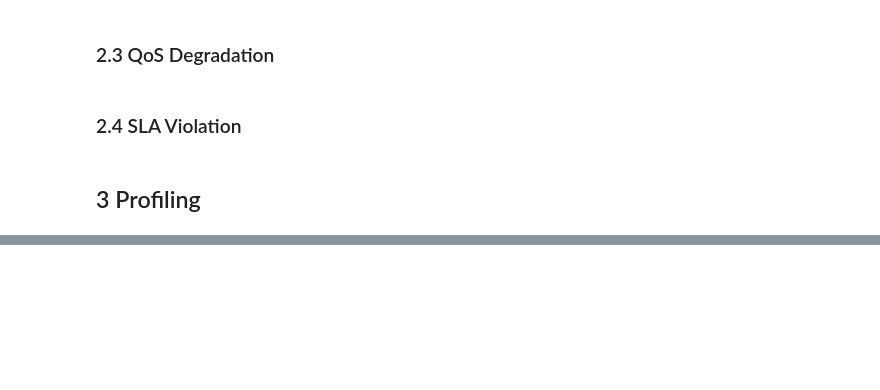
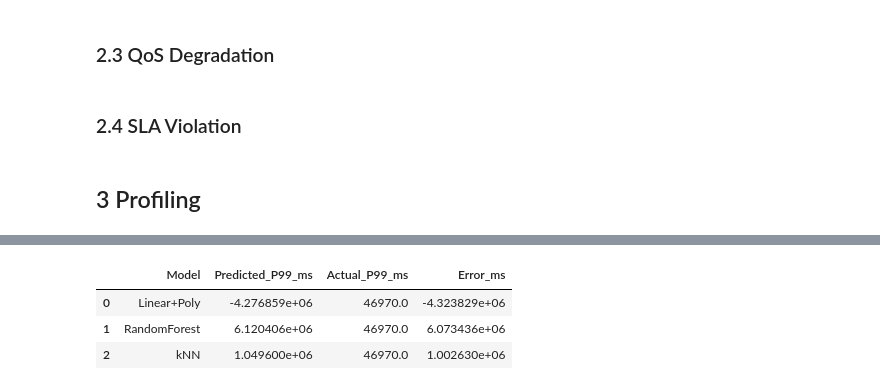
Before and after one commit to georgakopoulosgeo/Interference_Thesis_NTUA, a Jupyter notebook: profiling/fix_datasets.ipynb, the cells around one changed output, grey strips where cells are left out. Saved outputs shown, nothing was run; the diff lists cells and outputs as text; code cells hidden in the pictures; blank space fills up the shorter version.

```diff
--- a/profiling/fix_datasets.ipynb
+++ b/profiling/fix_datasets.ipynb
@@ -762,0 +620,17 @@ TestCaseID  P90_Latency
+# %%
+# Build pipelines
+linreg_pipeline = Pipeline([
+    ('scaler', StandardScaler()),
+    ('poly', PolynomialFeatures(degree=2, include_bias=False)),
+    ('model', LinearRegression())
+])
+
+rf_pipeline = Pipeline([
+    ('scaler', StandardScaler()),  # optional for RF, but keeps interface consistent
+    ('model', RandomForestRegressor(n_estimators=100, random_state=42))
+])
+
+knn_pipeline = Pipeline([
+    ('scaler', StandardScaler()),
+    ('knn', KNeighborsRegressor(n_neighbors=2, weights='uniform', algorithm='auto'))
+])
@@ -762,0 +699,50 @@ TestCaseID  P90_Latency
+# %%
+# 1. Paths
+test_dir = 'HR_Test'
+pcm_test_file = os.path.join(test_dir, 'pcm_system_metrics_TC-VM-01_test.csv')
+workload_test_file = os.path.join(test_dir, 'workload_metrics.csv')  # observed metrics
+
+# 2. Load and profile PCM data
+df_pcm_test = pd.read_csv(pcm_test_file)
+numeric_cols = df_pcm_test.select_dtypes(include=[np.number]).columns
+
+# Compute mean and 95th percentile summaries
+feat_mean = df_pcm_test[numeric_cols].mean().rename(
+    index={col: 'mean_' + clean_col(col) for col in numeric_cols}
+)
+feat_p95 = df_pcm_test[numeric_cols].quantile(0.95).rename(
+    index={col: 'p95_' + clean_col(col) for col in numeric_cols}
+)
+df_test_features = pd.concat([feat_mean, feat_p95]).to_frame().T
+
+# Ensure test DataFrame has same feature columns (fill missing with 0)
+for col in feature_cols:
+    if col not in df_test_features:
+        df_test_features[col] = 0.0
+df_test_features = df_test_features[feature_cols]
+
+# 3. Predict P99 latency using each model
+pred_lin = linreg_pipeline.predict(df_test_features.values)[0]
+pred_rf  = rf_pipeline.predict(df_test_features.values)[0]
+pred_knn = knn_pipeline.predict(df_test_features.values)[0]
+
+# 4. Load observed workload metrics
+df_obs = pd.read_csv(workload_test_file)
+
+# Assuming workload_metrics.csv has a column named "P99_Latency"
+actual_p99 = df_obs['P99_Latency'].iloc[0]
+
+# 5. Compare predictions vs. actual
+comparison = pd.DataFrame({
+    'Model': ['Linear+Poly', 'RandomForest', 'kNN'],
+    'Predicted_P99_ms': [pred_lin, pred_rf, pred_knn],
+    'Actual_P99_ms': actual_p99,
+    'Error_ms': [pred_lin - actual_p99, pred_rf - actual_p99, pred_knn - actual_p99]
+})
+
+comparison
+# %% [output]
+|  | Model | Predicted_P99_ms | Actual_P99_ms | Error_ms |
+| 0 | Linear+Poly | -4.276859e+06 | 46970.0 | -4.323829e+06 |
+| 1 | RandomForest | 6.120406e+06 | 46970.0 | 6.073436e+06 |
+| 2 | kNN | 1.049600e+06 | 46970.0 | 1.002630e+06 |
```
Also changed, not shown: parts of 47 cells of this notebook, 1 other file.
